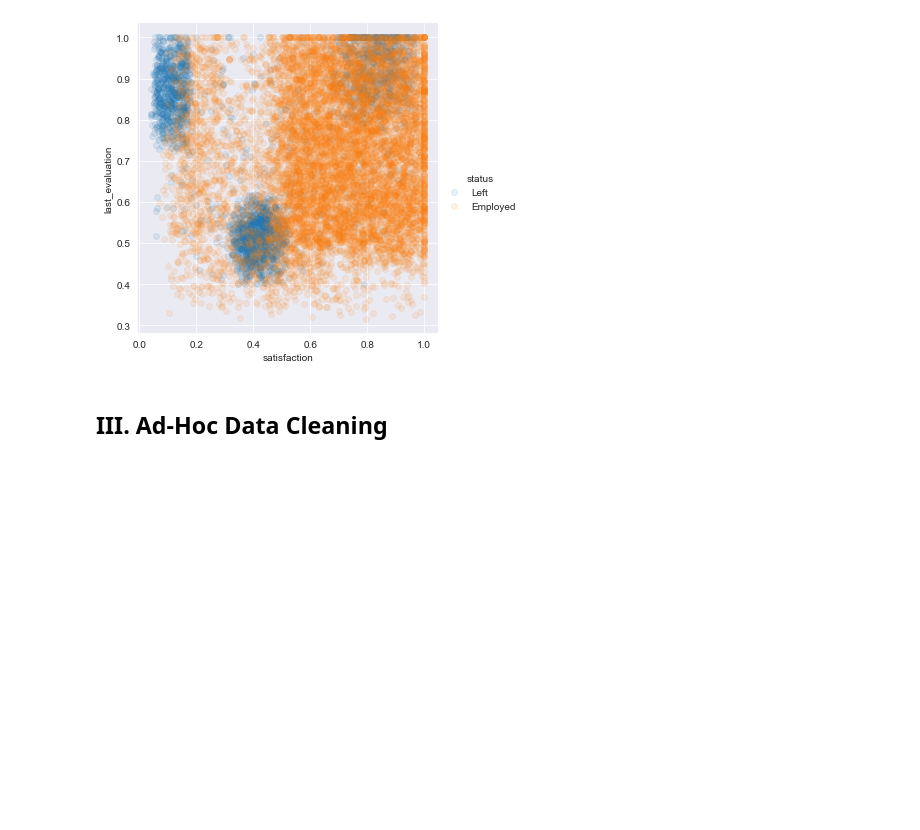
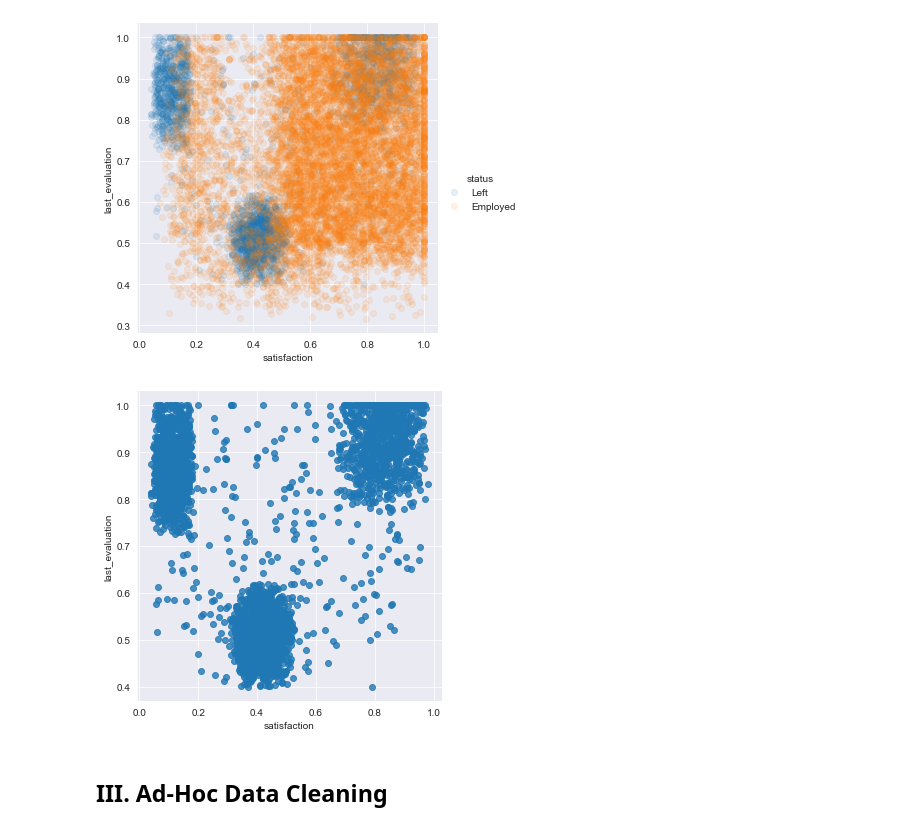
Before and after one commit to tundeiness/Chief-People-Officer, a Jupyter notebook: 1 - Workbook - Exploratory Analysis Plus.ipynb, the cells around one changed output. Saved outputs shown, nothing was run; the diff lists cells and outputs as text; code cells hidden in the pictures; blank space fills up the shorter version.

Commit message:
Scatterplot of satisfaction vs. last_evaluation, only those who have left

```diff
--- a/1 - Workbook - Exploratory Analysis Plus.ipynb
+++ b/1 - Workbook - Exploratory Analysis Plus.ipynb
@@ -73,6 +73,14 @@ sns.lmplot(data=df, x='satisfaction', y='last_evaluation', scatter_kws={'alpha':
 plt.show()
 # %% [output]
 [figure]
+# %%
+# Scatterplot of satisfaction vs. last_evaluation, only those who have left
+
+sns.lmplot( data = df[df.status == 'Left'], x='satisfaction', y='last_evaluation', fit_reg=False )
+
+plt.show()
+# %% [output]
+[figure, added]
 # %% [markdown]
 ## III. Ad-Hoc Data Cleaning
 # %% [markdown]
```
